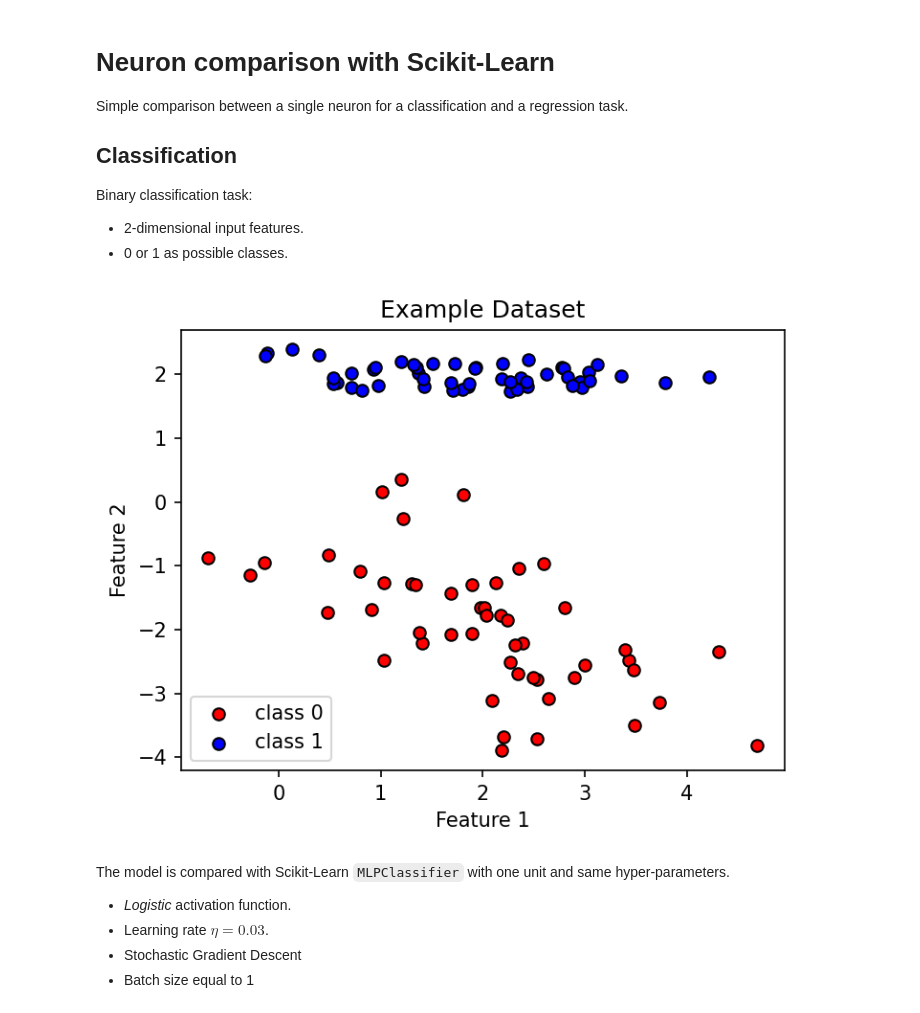
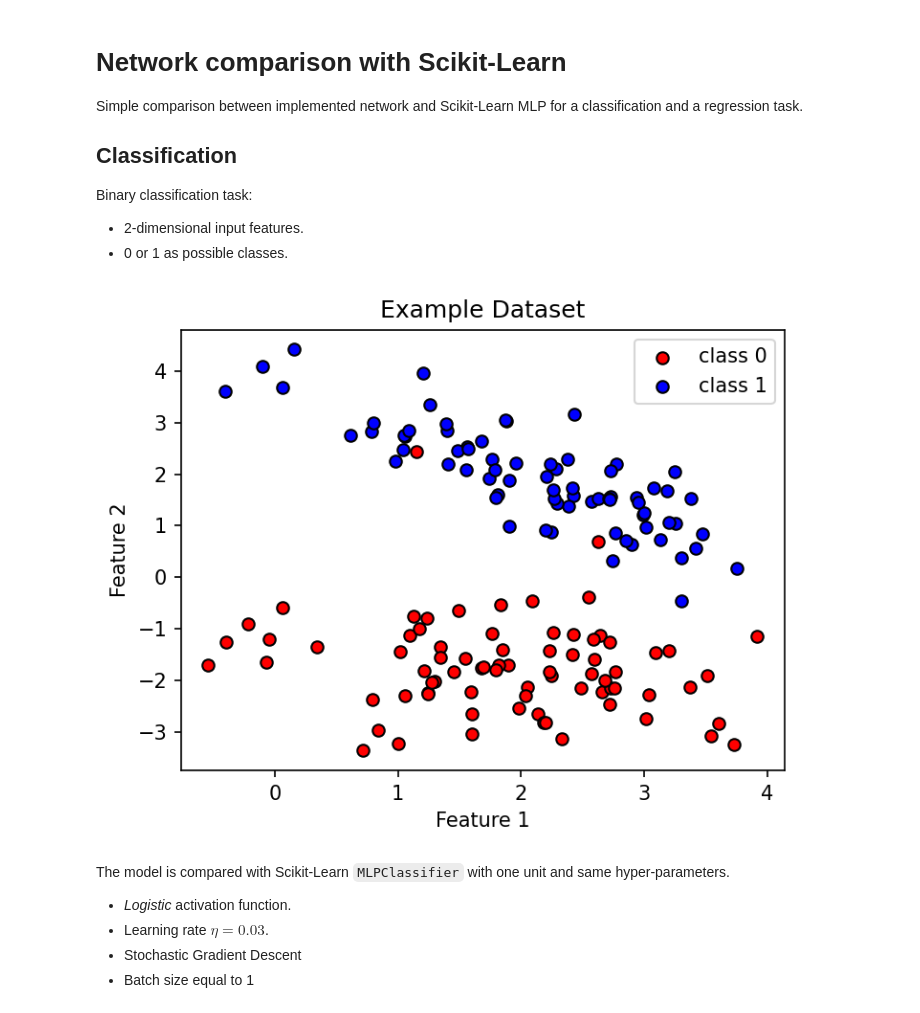
Before and after one commit to NicolaAnnu/NeuralNetwork-ML, a Jupyter notebook: notebooks/neuron.ipynb, the cells around one changed output. Saved outputs shown, nothing was run; the diff lists cells and outputs as text; code cells hidden in the pictures.

```diff
--- a/notebooks/neuron.ipynb
+++ b/notebooks/neuron.ipynb
@@ -1,8 +1,8 @@
 # %% [markdown]
-# Neuron comparison with Scikit-Learn
+# Network comparison with Scikit-Learn
 
-Simple comparison between a single neuron for a classification and a regression
-task.
+Simple comparison between implemented network and Scikit-Learn MLP for a
+classification and a regression task.
 
 ## Classification
 
@@ -17,35 +17,35 @@ import matplotlib.pyplot as plt
 
 n_features = 2
 X, y = [
     np.array(i)
     for i in make_classification(
-        n_samples=100,
+        n_samples=150,
         n_features=n_features,
         n_informative=n_features,
         n_redundant=0,
         n_repeated=0,
         n_clusters_per_class=1,
         class_sep=2,
         random_state=0,
     )
 ]
 
 cls0 = X[y == 0].T
 cls1 = X[y == 1].T
 
 plt.figure(figsize=(5, 4), dpi=150)
 plt.title("Example Dataset")
 
 plt.scatter(cls0[0], cls0[1], c="r", ec="k", label="class 0")
 plt.scatter(cls1[0], cls1[1], c="b", ec="k", label="class 1")
 
 plt.xlabel("Feature 1")
 plt.ylabel("Feature 2")
 plt.legend()
 plt.tight_layout()
 plt.show()
 # %% [output]
-[figure, old version]
+[figure, new version]
 # %% [markdown]
 The model is compared with Scikit-Learn `MLPClassifier` with one unit and same
 hyper-parameters.
```
Also changed, not shown: parts of 1 cell of this notebook, 10 other files.
